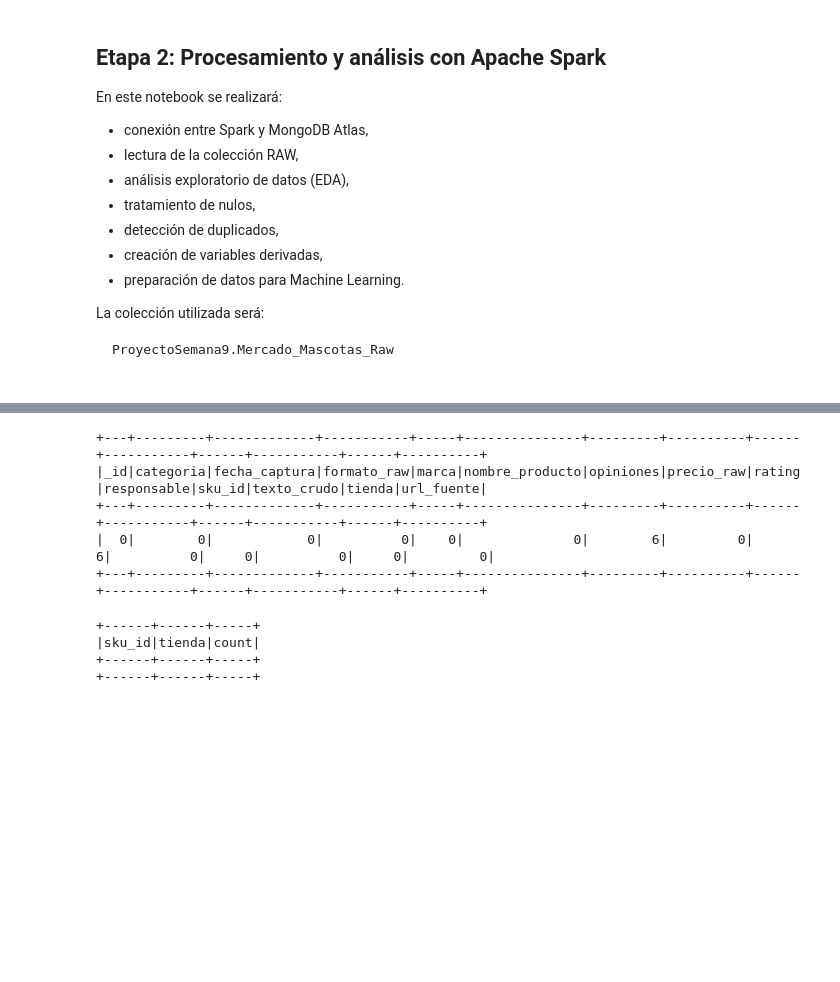
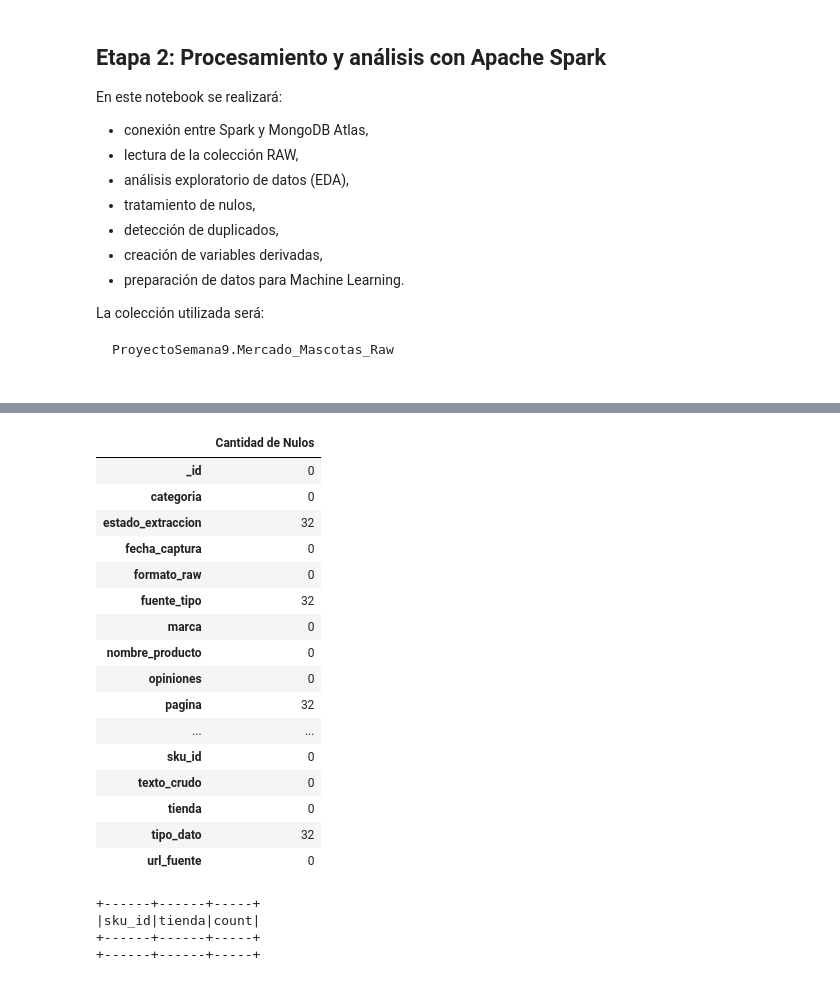
Before and after one commit to IICG-FACEA/BigData_IICG_2026, a Jupyter notebook: Estudiante S9/2_eda_mascota_spark.ipynb, the cells around one changed output, grey strips where cells are left out. Drawn from its saved outputs; the diff is of its cells as text; code cells hidden in the pictures; blank space fills up the shorter version.

```diff
--- a/Estudiante S9/2_eda_mascota_spark.ipynb
+++ b/Estudiante S9/2_eda_mascota_spark.ipynb
@@ -95,13 +117,31 @@ only showing top 10 rows
 # %%
 # ver datos nulos
-df_raw.select([count(when(col(c).isNull(), c)).alias(c)
-    for c in df_raw.columns]).show()
+df_nulos = df_raw.select([
+    count(
+        when(col(c).isNull(), c)
+    ).alias(c)
+    for c in df_raw.columns
+])
+
+display(df_nulos.toPandas().T.rename(columns={0: "Cantidad de Nulos"}))
 # %% [output]
-+---+---------+-------------+-----------+-----+---------------+---------+----------+------+-----------+------+-----------+------+----------+
-|_id|categoria|fecha_captura|formato_raw|marca|nombre_producto|opiniones|precio_raw|rating|responsable|sku_id|texto_crudo|tienda|url_fuente|
-+---+---------+-------------+-----------+-----+---------------+---------+----------+------+-----------+------+-----------+------+----------+
-|  0|        0|            0|          0|    0|              0|        6|         0|     6|          0|     0|          0|     0|         0|
-+---+---------+-------------+-----------+-----+---------------+---------+----------+------+-----------+------+-----------+------+----------+
+|  | Cantidad de Nulos |
+| _id | 0 |
+| categoria | 0 |
+| estado_extraccion | 32 |
+| fecha_captura | 0 |
+| formato_raw | 0 |
+| fuente_tipo | 32 |
+| marca | 0 |
+| nombre_producto | 0 |
+| opiniones | 0 |
+| pagina | 32 |
+| ... | ... |
+| sku_id | 0 |
+| texto_crudo | 0 |
+| tienda | 0 |
+| tipo_dato | 32 |
+| url_fuente | 0 |
 # %%
 # Detecta duplicados
 duplicados = df_raw.groupBy("sku_id","tienda").count().filter(col("count") > 1)
```
Also changed, not shown: parts of 12 cells of this notebook, 2 other files.
